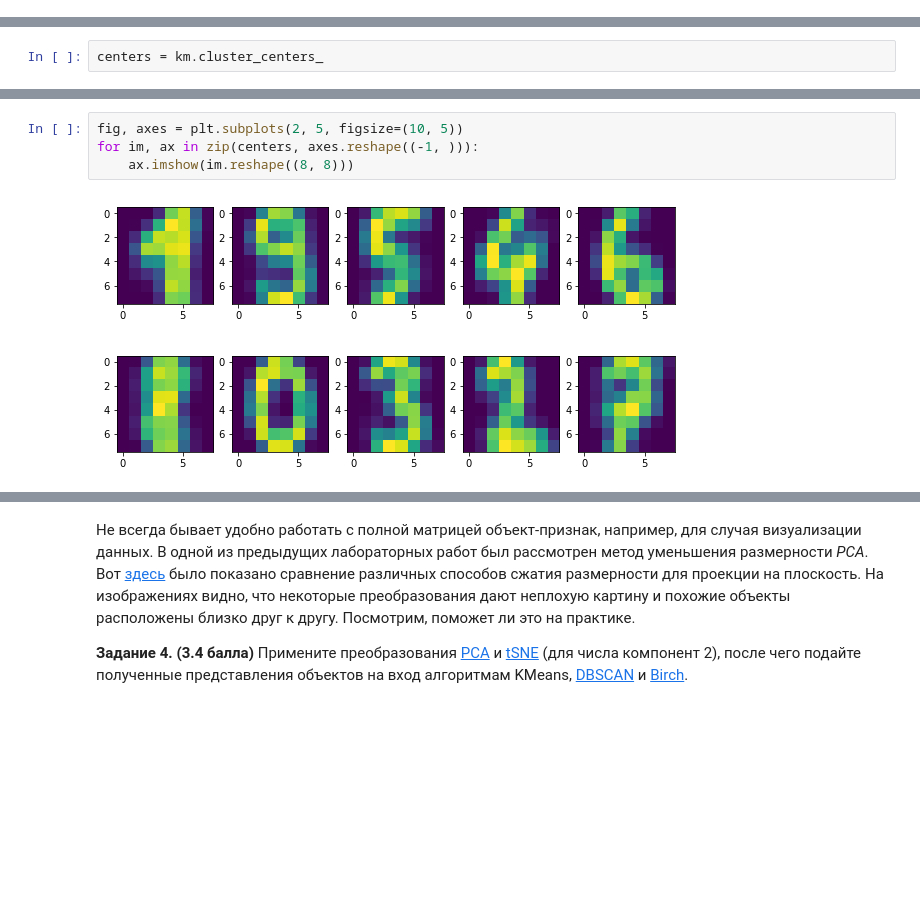
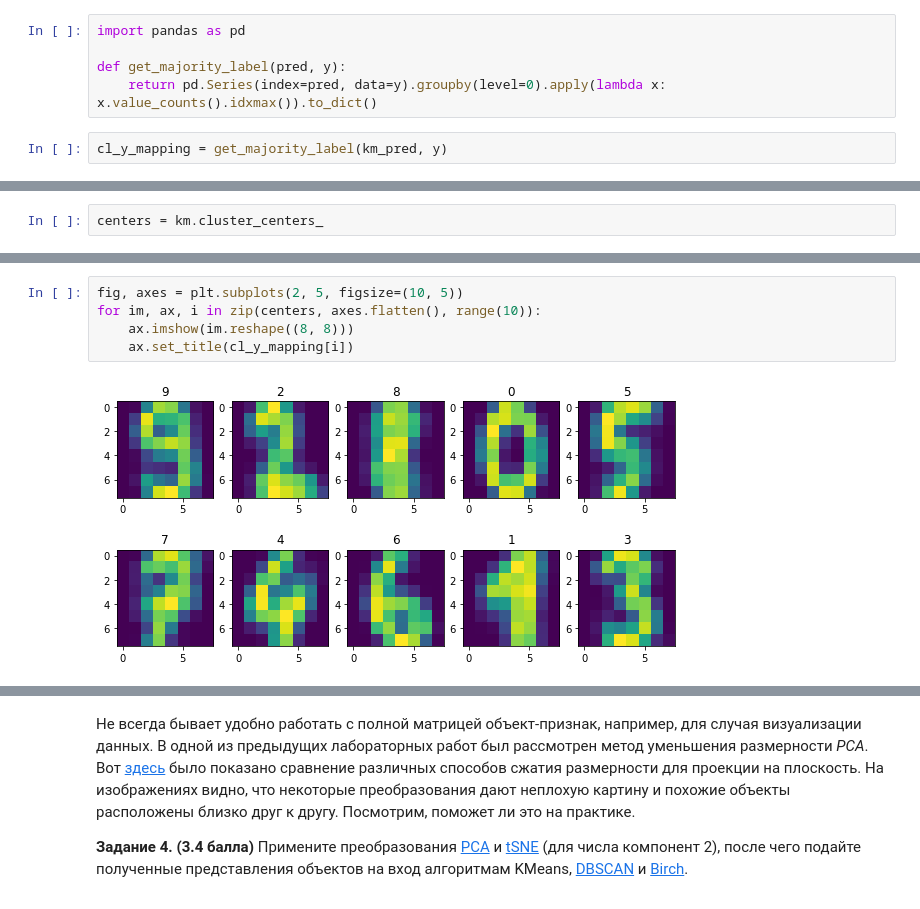
Before and after one commit to BNazh/shad2018, a Jupyter notebook: ML/hw3/Lab3_Unsupervised.ipynb, the cells around one changed output, grey strips where cells are left out. Drawn from its saved outputs; the diff is of its cells as text; blank space fills up the shorter version.

```diff
--- a/ML/hw3/Lab3_Unsupervised.ipynb
+++ b/ML/hw3/Lab3_Unsupervised.ipynb
@@ -83,0 +108,7 @@ array([2, 8, 2, ..., 1, 6, 3])
+# %%
+import pandas as pd
+
+def get_majority_label(pred, y):
+    return pd.Series(index=pred, data=y).groupby(level=0).apply(lambda x: x.value_counts().idxmax()).to_dict()
+# %%
+cl_y_mapping = get_majority_label(km_pred, y)
@@ -90,6 +125,7 @@ Populating the interactive namespace from numpy and matplotlib
 # %%
 fig, axes = plt.subplots(2, 5, figsize=(10, 5))
-for im, ax in zip(centers, axes.reshape((-1, ))):
+for im, ax, i in zip(centers, axes.flatten(), range(10)):
     ax.imshow(im.reshape((8, 8)))
+    ax.set_title(cl_y_mapping[i])
 # %% [output]
-[figure, old version]
+[figure, new version]
```
Also changed, not shown: parts of 22 cells of this notebook.
